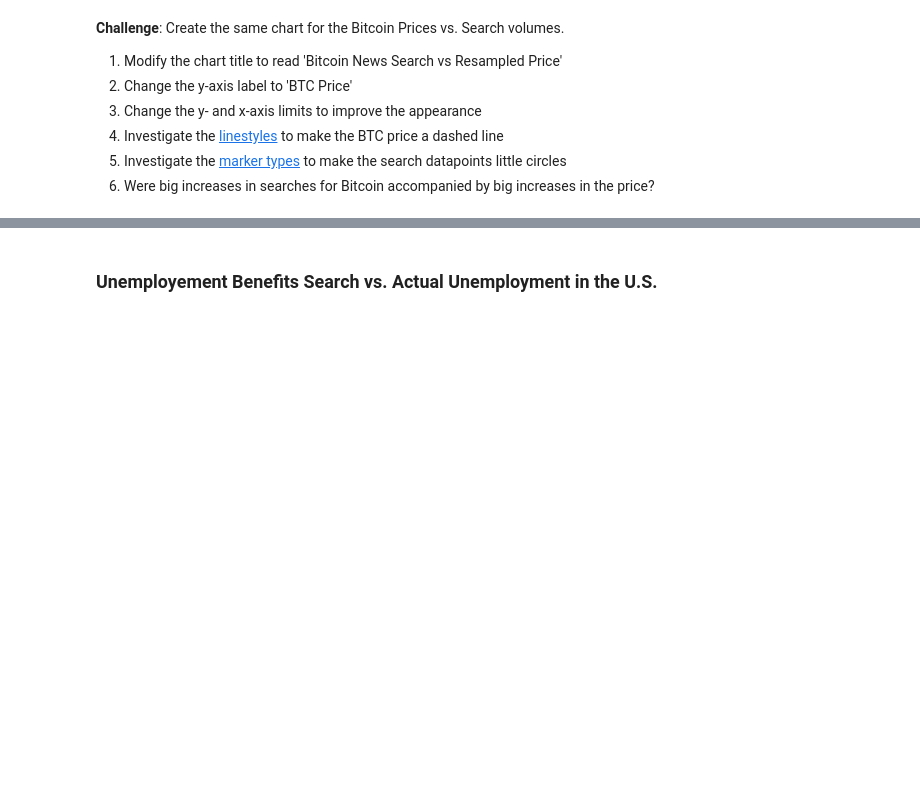
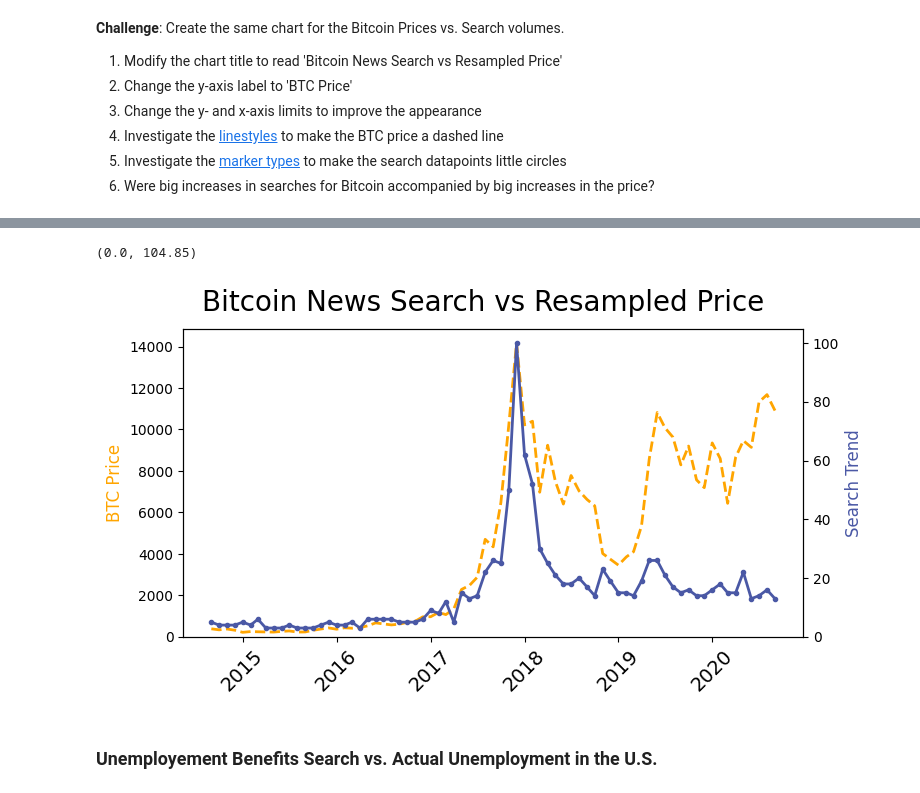
Before and after one commit to 22skowron/Data-manipulation-practice, a Jupyter notebook: Google Trends and Data Visualisation (start).ipynb, the cells around one changed output, grey strips where cells are left out. Cells and saved outputs as stored; diff of their text form; code cells hidden in the pictures; blank space fills up the shorter version.

```diff
--- a/Google Trends and Data Visualisation (start).ipynb
+++ b/Google Trends and Data Visualisation (start).ipynb
@@ -169,0 +229,3 @@ print(f'Number of missing values: ')
+# %%
+btc_search_df['MONTH'] = pd.to_datetime(btc_search_df['MONTH'])
+btc_search_df.dtypes
@@ -171,3 +237,12 @@ print(f'Number of missing values: ')
 ### Converting from Daily to Monthly Data
 
 [Pandas .resample() documentation](https://pandas.pydata.org/pandas-docs/stable/reference/api/pandas.DataFrame.resample.html) <br>
+# %%
+btc_price_df_monthly = btc_price_df.resample(
+    rule='MS',
+    on='DATE'
+).last()
+
+btc_price_df_monthly.reset_index(inplace=True)
+btc_price_df_monthly.rename(columns={'DATE': 'MONTH'}, inplace=True)
+btc_price_df_monthly
@@ -212,0 +345,10 @@ How to add tick formatting for dates on the x-axis.
+# %%
+full_btc_df = pd.merge(
+    btc_price_df_monthly,
+    btc_search_df,
+    on='MONTH',
+    how='inner'
+)
+
+print(f'\nNa present: {full_btc_df.isna().any(axis=None)}.\n')
+full_btc_df
@@ -213,3 +366,29 @@ How to add tick formatting for dates on the x-axis.
+# %%
+fig, ax1 = plt.subplots(figsize=(8, 4))
+fig.suptitle('Bitcoin News Search vs Resampled Price', fontsize=20)
+
+ax1.plot(
+    'MONTH',
+    'CLOSE',
+    data=full_btc_df,
+    color='orange', linestyle='--', linewidth=2
+)
+ax1.set_ylabel('BTC Price', color='orange', fontsize=12)
+ax1.tick_params(axis='x', labelsize=14, rotation=45)
+ax1.set_ylim(0)
+
+ax2 = ax1.twinx()
+ax2.plot(
+    'MONTH',
+    'BTC_NEWS_SEARCH',
+    data=full_btc_df,
+    color='#4a58a5', marker='.', linewidth=2
+)
+ax2.set_ylabel('Search Trend', color='#4a58a5', fontsize=12)
+ax2.set_ylim(0)
+# %% [output]
+(0.0, 104.85)
+[figure, added]
 # %% [markdown]
 ### Unemployement Benefits Search vs. Actual Unemployment in the U.S.
 # %% [markdown]
```
Also changed, not shown: parts of 20 cells of this notebook.
